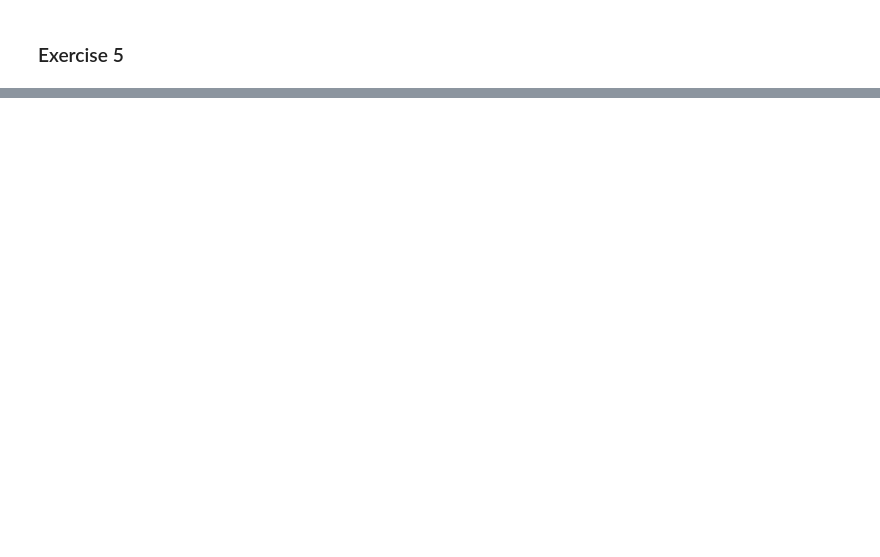
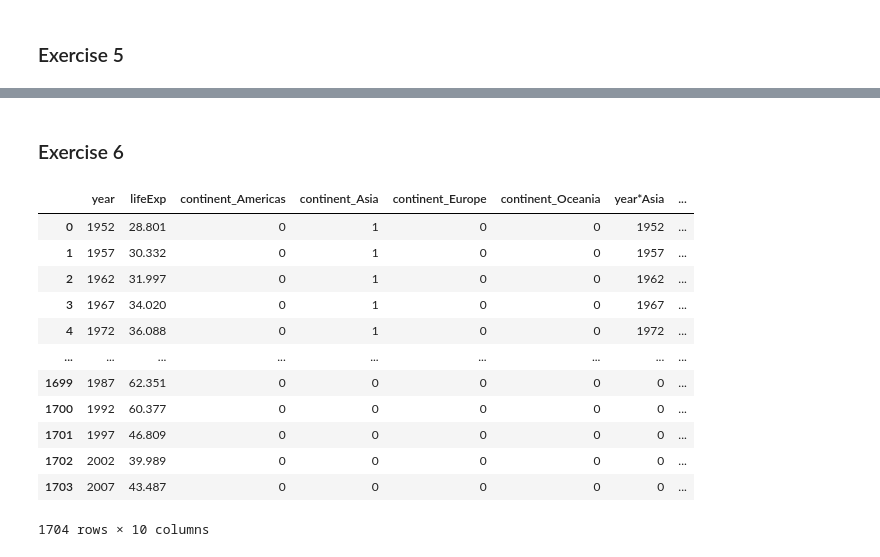
Before and after one commit to jpdevito/cmsc320, a Jupyter notebook: Gapminder Data.ipynb, the cells around one changed output, grey strips where cells are left out. Cells and saved outputs as stored; diff of their text form; code cells hidden in the pictures; blank space fills up the shorter version.

```diff
--- a/Gapminder Data.ipynb
+++ b/Gapminder Data.ipynb
@@ -191,0 +230,29 @@ plt.setp(ax, xlabel="Year", ylabel="Life Expectancy (Years)", ylim=(20, 90));
+# %% [markdown]
+### Exercise 6
+# %%
+# makes dataframe with year, lifeExp, and dummy variables for continent interaction
+standard_features = data[["year", "lifeExp"]]
+continent_features = pd.get_dummies(data.continent, drop_first=True, prefix="continent") # drop_first to avoid trap
+features = pd.concat([standard_features, continent_features], axis=1)
+
+continents = data.continent.values # overwrites variable from exercise 4
+
+# adds columns for year*<continent>
+for c in filter(lambda c: c != "Africa", continents):
+    features["year*"+c] = features["year"]*features["continent_"+c]
+
+features
+# %% [output]
+|  | year | lifeExp | continent_Americas | continent_Asia | continent_Europe | continent_Oceania | year*Asia | ... |
+| 0 | 1952 | 28.801 | 0 | 1 | 0 | 0 | 1952 | ... |
+| 1 | 1957 | 30.332 | 0 | 1 | 0 | 0 | 1957 | ... |
+| 2 | 1962 | 31.997 | 0 | 1 | 0 | 0 | 1962 | ... |
+| 3 | 1967 | 34.020 | 0 | 1 | 0 | 0 | 1967 | ... |
+| 4 | 1972 | 36.088 | 0 | 1 | 0 | 0 | 1972 | ... |
+| ... | ... | ... | ... | ... | ... | ... | ... | ... |
+| 1699 | 1987 | 62.351 | 0 | 0 | 0 | 0 | 0 | ... |
+| 1700 | 1992 | 60.377 | 0 | 0 | 0 | 0 | 0 | ... |
+| 1701 | 1997 | 46.809 | 0 | 0 | 0 | 0 | 0 | ... |
+| 1702 | 2002 | 39.989 | 0 | 0 | 0 | 0 | 0 | ... |
+| 1703 | 2007 | 43.487 | 0 | 0 | 0 | 0 | 0 | ... |
+1704 rows × 10 columns
```
Also changed, not shown: parts of 22 cells of this notebook.
